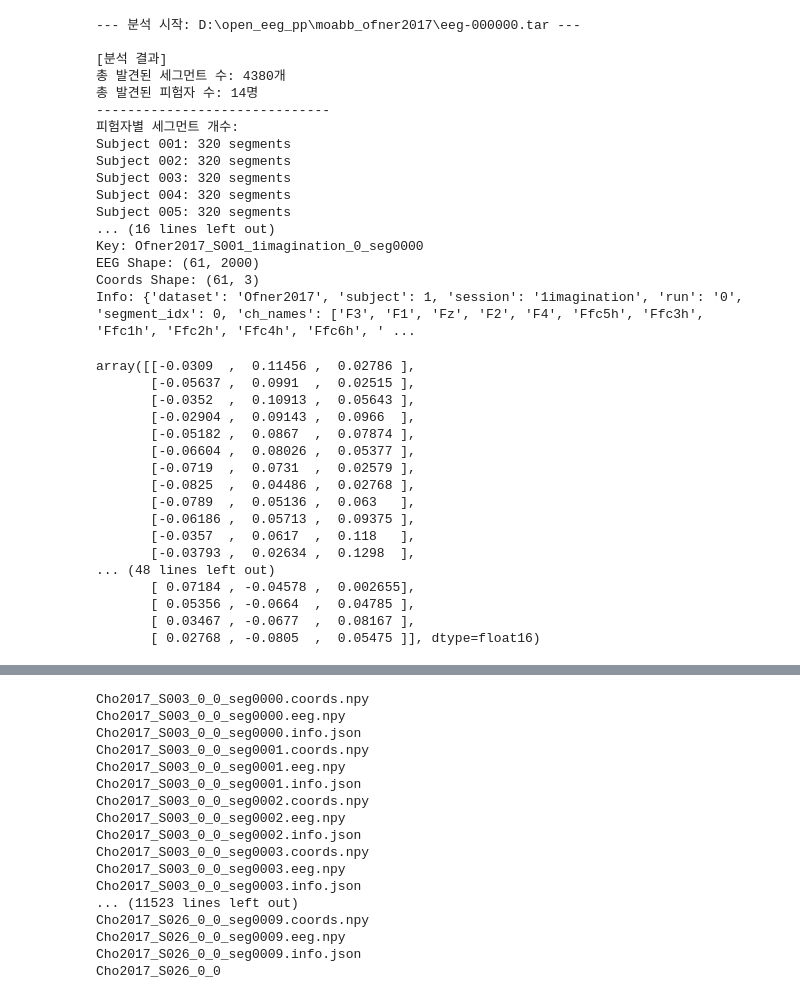
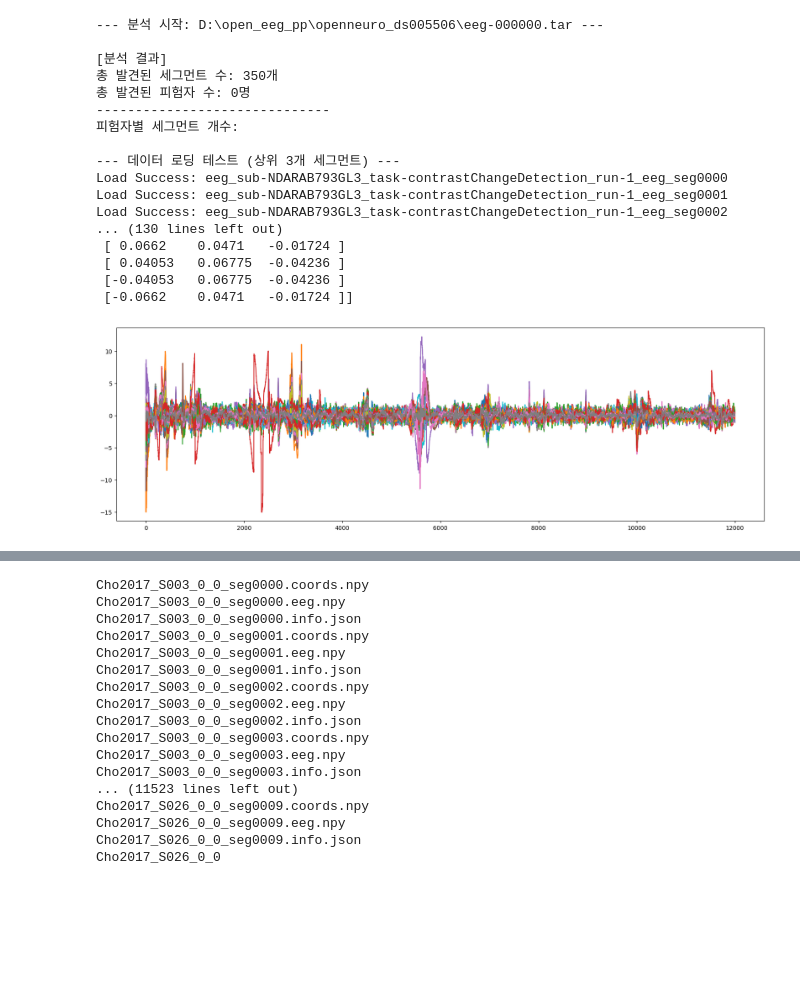
Before and after one commit to sees4321/FM, a Jupyter notebook: preprocessing.ipynb, the cells around one changed output, grey strips where cells are left out. Saved outputs shown, nothing was run; the diff lists cells and outputs as text; code cells hidden in the pictures; blank space fills up the shorter version.

```diff
--- a/preprocessing.ipynb
+++ b/preprocessing.ipynb
@@ -5,11 +5,6 @@ import json
 import numpy as np
 import io
 from collections import defaultdict
-
-# ==========================================
-# 1. 설정 (파일 경로 수정하세요)
-# ==========================================
-tar_path = 'D:\\open_eeg_pp\\moabb_ofner2017\\eeg-000000.tar'  # 여기에 실제 파일명을 넣으세요
 
 # ==========================================
 # 2. 통계 확인 (피험자 수, 세그먼트 수)
@@ -119,63 +114,51 @@ def load_data_from_tar(path, limit=5):
 
                 except Exception as e:
                     print(f"Load Failed ({key}): {e}")
 
     return data_list
 
 # ==========================================
 # 실행부
 # ==========================================
 # 1. 통계 확인
+
+tar_path = 'D:\\open_eeg_pp\\openneuro_ds005506\\eeg-000000.tar'  # 여기에 실제 파일명을 넣으세요
 members = analyze_tar_stats(tar_path)
 
 # 2. 데이터 로드 (샘플 3개만 로드해서 확인)
 if members:
     loaded_samples = load_data_from_tar(tar_path, limit=3)
 
     # 로드된 데이터 구조 확인
     if loaded_samples:
         print("\n[첫 번째 샘플 데이터 확인]")
         print(f"Key: {loaded_samples[0]['key']}")
         print(f"EEG Shape: {loaded_samples[0]['eeg'].shape}")
         print(f"Coords Shape: {loaded_samples[0]['coords'].shape}")
         print(f"Info: {loaded_samples[0]['info']}")
         aa = loaded_samples[0]['coords']
         bb = loaded_samples[0]['eeg']
+print(aa)
+import matplotlib.pyplot as plt
+plt.figure(figsize=(20,6))
+plt.plot(bb.T)
+print()
 # %% [output]
---- 분석 시작: D:\open_eeg_pp\moabb_ofner2017\eeg-000000.tar ---
+--- 분석 시작: D:\open_eeg_pp\openneuro_ds005506\eeg-000000.tar ---
 
 [분석 결과]
-총 발견된 세그먼트 수: 4380개
-총 발견된 피험자 수: 14명
+총 발견된 세그먼트 수: 350개
+총 발견된 피험자 수: 0명
 ------------------------------
 피험자별 세그먼트 개수:
-Subject 001: 320 segments
-Subject 002: 320 segments
-Subject 003: 320 segments
-Subject 004: 320 segments
-Subject 005: 320 segments
-... (16 lines left out)
-Key: Ofner2017_S001_1imagination_0_seg0000
-EEG Shape: (61, 2000)
-Coords Shape: (61, 3)
-Info: {'dataset': 'Ofner2017', 'subject': 1, 'session': '1imagination', 'run': '0', 'segment_idx': 0, 'ch_names': ['F3', 'F1', 'Fz', 'F2', 'F4', 'Ffc5h', 'Ffc3h', 'Ffc1h', 'Ffc2h', 'Ffc4h', 'Ffc6h', ' ...
+
+--- 데이터 로딩 테스트 (상위 3개 세그먼트) ---
+Load Success: eeg_sub-NDARAB793GL3_task-contrastChangeDetection_run-1_eeg_seg0000
+Load Success: eeg_sub-NDARAB793GL3_task-contrastChangeDetection_run-1_eeg_seg0001
+Load Success: eeg_sub-NDARAB793GL3_task-contrastChangeDetection_run-1_eeg_seg0002
+... (130 lines left out)
+ [ 0.0662    0.0471   -0.01724 ]
+ [ 0.04053   0.06775  -0.04236 ]
+ [-0.04053   0.06775  -0.04236 ]
+ [-0.0662    0.0471   -0.01724 ]]
+[figure, added]
-# %%
-aa
-# %% [output]
-array([[-0.0309  ,  0.11456 ,  0.02786 ],
-       [-0.05637 ,  0.0991  ,  0.02515 ],
-       [-0.0352  ,  0.10913 ,  0.05643 ],
-       [-0.02904 ,  0.09143 ,  0.0966  ],
-       [-0.05182 ,  0.0867  ,  0.07874 ],
-       [-0.06604 ,  0.08026 ,  0.05377 ],
-       [-0.0719  ,  0.0731  ,  0.02579 ],
-       [-0.0825  ,  0.04486 ,  0.02768 ],
-       [-0.0789  ,  0.05136 ,  0.063   ],
-       [-0.06186 ,  0.05713 ,  0.09375 ],
-       [-0.0357  ,  0.0617  ,  0.118   ],
-       [-0.03793 ,  0.02634 ,  0.1298  ],
-... (48 lines left out)
-       [ 0.07184 , -0.04578 ,  0.002655],
-       [ 0.05356 , -0.0664  ,  0.04785 ],
-       [ 0.03467 , -0.0677  ,  0.08167 ],
-       [ 0.02768 , -0.0805  ,  0.05475 ]], dtype=float16)
```
Also changed, not shown: parts of 2 cells of this notebook, 2 other files.
